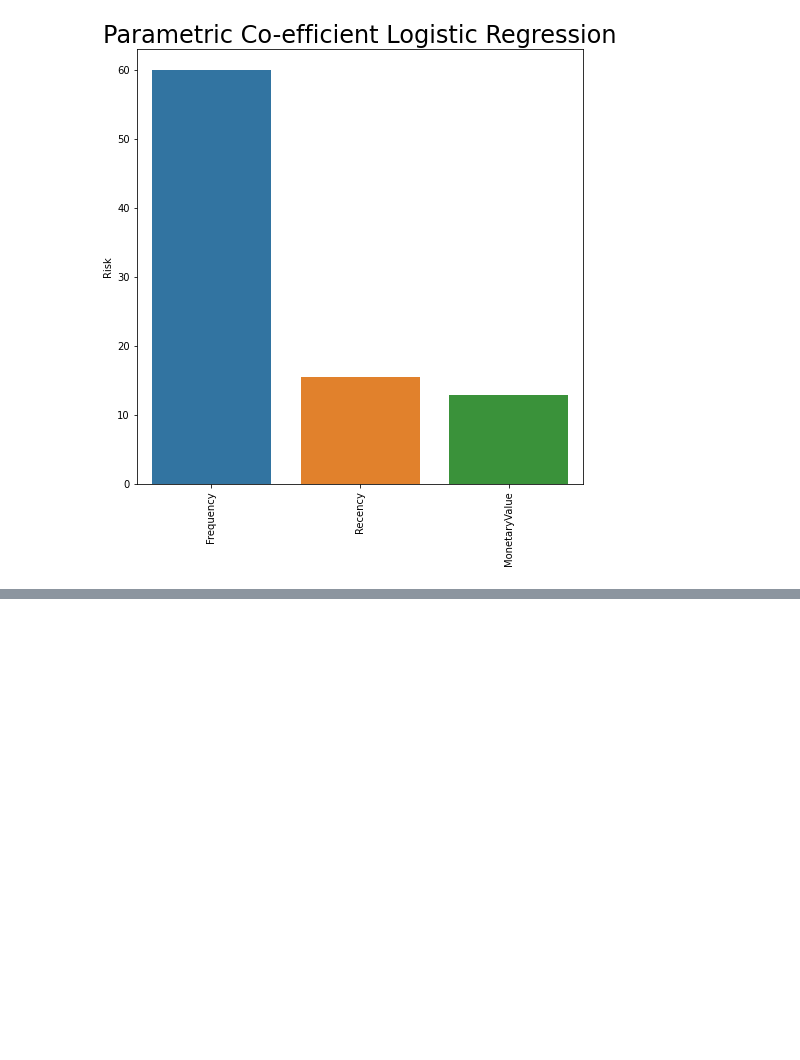
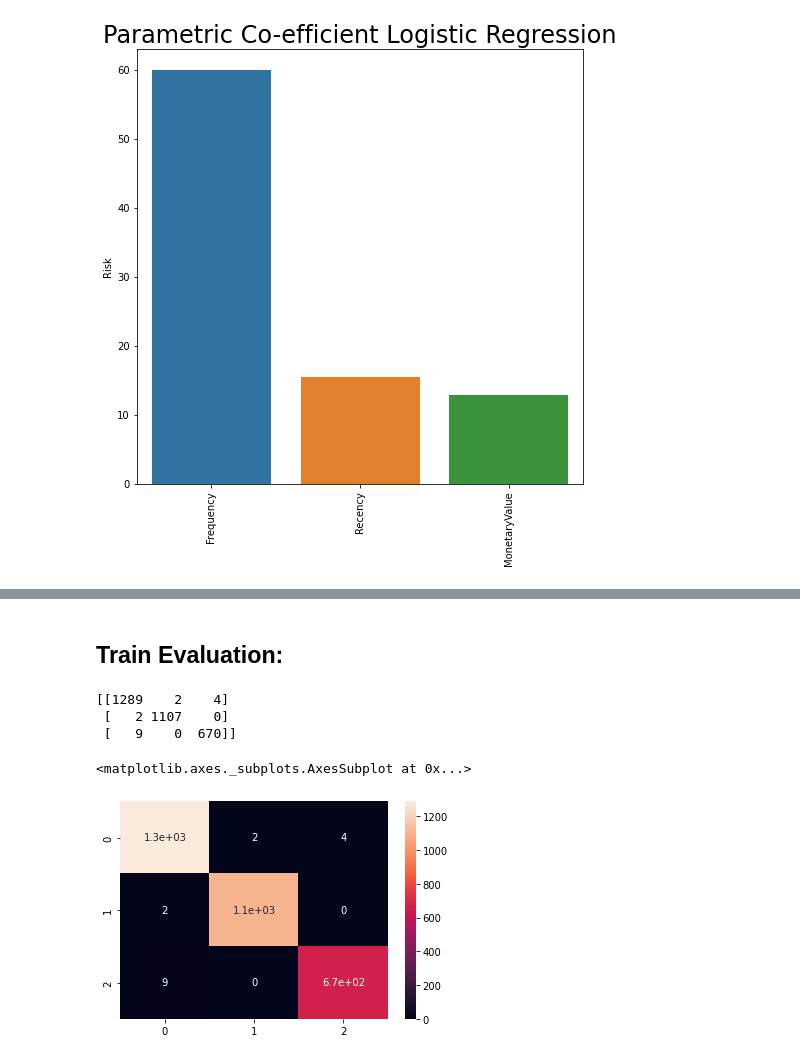
Before and after one commit to Samikshab99/Unsupervised-ML-Customer-Segmentation, a Jupyter notebook: Online_Retail_Customer_Segmentation_Capstone_Project.ipynb, the cells around one changed output, grey strips where cells are left out. Saved outputs shown, nothing was run; the diff lists cells and outputs as text; code cells hidden in the pictures; blank space fills up the shorter version.

```diff
--- a/Online_Retail_Customer_Segmentation_Capstone_Project.ipynb
+++ b/Online_Retail_Customer_Segmentation_Capstone_Project.ipynb
@@ -1600,0 +1780,4 @@ for item in ax.get_xticklabels():
+# %%
+# prediction
+grid_prediction_train = grid_search.predict(X_train)
+grid_prediction_test =grid_search.predict(X_test)
@@ -1600,0 +1789,17 @@ for item in ax.get_xticklabels():
+# %% [markdown]
+## Train Evaluation:
+# %%
+# Get the confusion matrix for both train and test
+from sklearn.metrics import confusion_matrix
+labels = ['Not Risk', 'Risk']
+cm = confusion_matrix(y_train, grid_prediction_train)
+print(cm)
+
+ax= plt.subplot()
+sns.heatmap(cm, annot=True, ax = ax)
+# %% [output]
+[[1289    2    4]
+ [   2 1107    0]
+ [   9    0  670]]
+<matplotlib.axes._subplots.AxesSubplot at 0x...>
+[figure, added]
```
Also changed, not shown: parts of 56 cells of this notebook.
